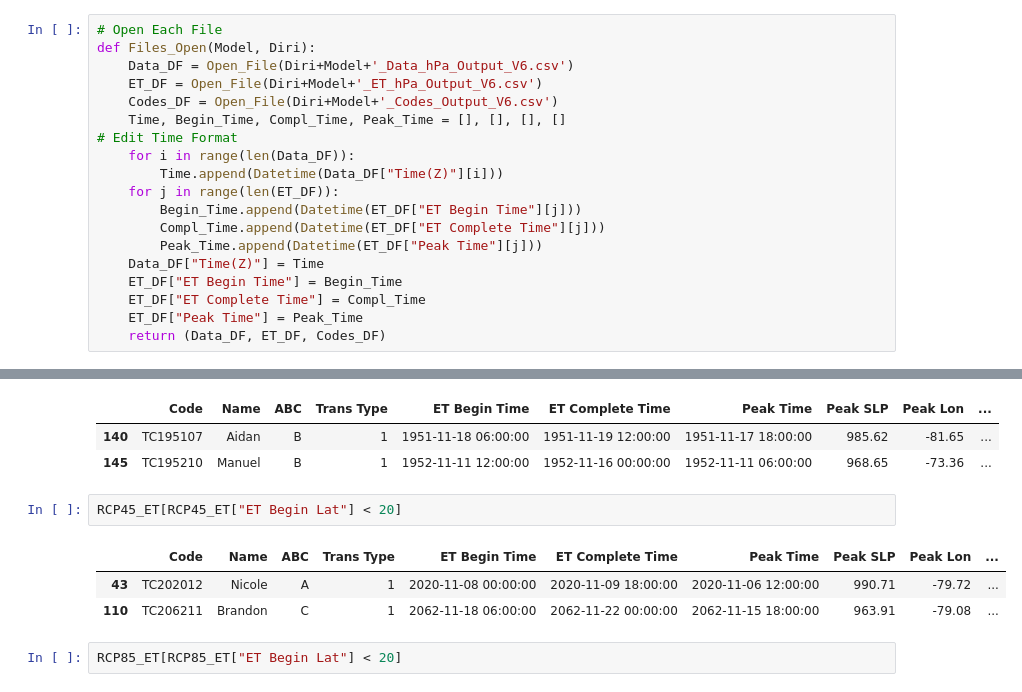
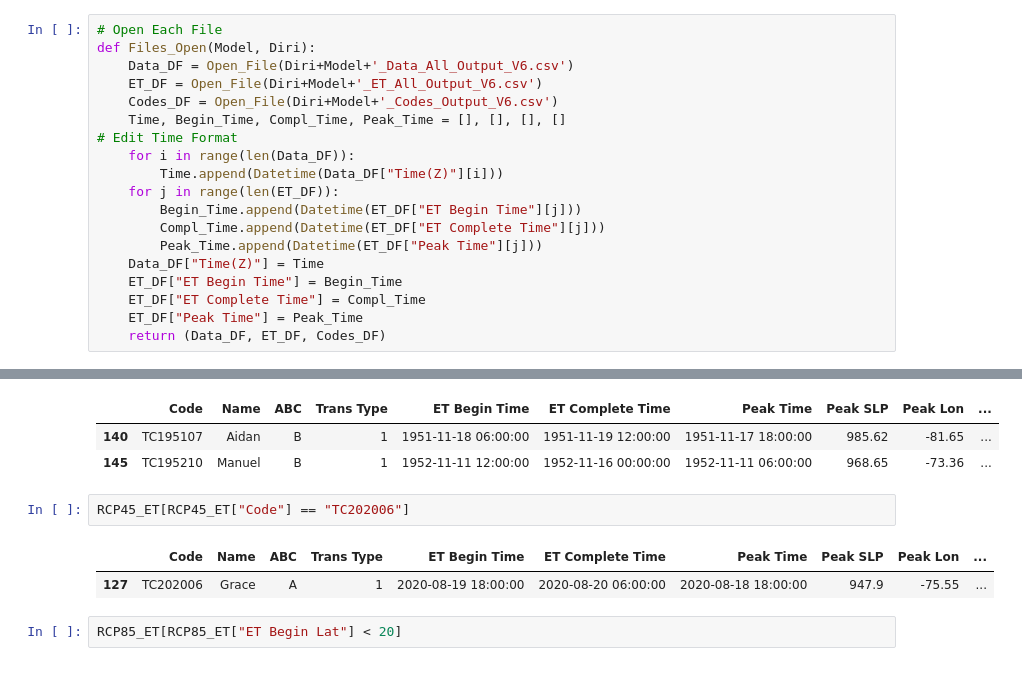
Before and after one commit to Luigi728/ExtraTrack_Github, a Jupyter notebook: RCP_Analysis/RCP_Analysis_V6.2.1.ipynb, the cells around one changed output, grey strips where cells are left out. Drawn from its saved outputs; the diff is of its cells as text.

```diff
--- a/RCP_Analysis/RCP_Analysis_V6.2.1.ipynb
+++ b/RCP_Analysis/RCP_Analysis_V6.2.1.ipynb
@@ -31,8 +31,8 @@ def Open_File(File):
 # %%
 # Open Each File
 def Files_Open(Model, Diri):
-    Data_DF = Open_File(Diri+Model+'_Data_hPa_Output_V6.csv')
-    ET_DF = Open_File(Diri+Model+'_ET_hPa_Output_V6.csv')
+    Data_DF = Open_File(Diri+Model+'_Data_All_Output_V6.csv')
+    ET_DF = Open_File(Diri+Model+'_ET_All_Output_V6.csv')
     Codes_DF = Open_File(Diri+Model+'_Codes_Output_V6.csv')
     Time, Begin_Time, Compl_Time, Peak_Time = [], [], [], []
 # Edit Time Format
@@ -376,11 +376,10 @@ Control_ET[Control_ET["ET Begin Lat"] < 20]
 | 140 | TC195107 | Aidan | B | 1 | 1951-11-18 06:00:00 | 1951-11-19 12:00:00 | 1951-11-17 18:00:00 | 985.62 | -81.65 | ... |
 | 145 | TC195210 | Manuel | B | 1 | 1952-11-11 12:00:00 | 1952-11-16 00:00:00 | 1952-11-11 06:00:00 | 968.65 | -73.36 | ... |
 # %%
-RCP45_ET[RCP45_ET["ET Begin Lat"] < 20]
+RCP45_ET[RCP45_ET["Code"] == "TC202006"]
 # %% [output]
 |  | Code | Name | ABC | Trans Type | ET Begin Time | ET Complete Time | Peak Time | Peak SLP | Peak Lon | ... |
-| 43 | TC202012 | Nicole | A | 1 | 2020-11-08 00:00:00 | 2020-11-09 18:00:00 | 2020-11-06 12:00:00 | 990.71 | -79.72 | ... |
-| 110 | TC206211 | Brandon | C | 1 | 2062-11-18 06:00:00 | 2062-11-22 00:00:00 | 2062-11-15 18:00:00 | 963.91 | -79.08 | ... |
+| 127 | TC202006 | Grace | A | 1 | 2020-08-19 18:00:00 | 2020-08-20 06:00:00 | 2020-08-18 18:00:00 | 947.9 | -75.55 | ... |
 # %%
 RCP85_ET[RCP85_ET["ET Begin Lat"] < 20]
 # %% [output]
```
Also changed, not shown: parts of 3 cells of this notebook, 13 other files.
